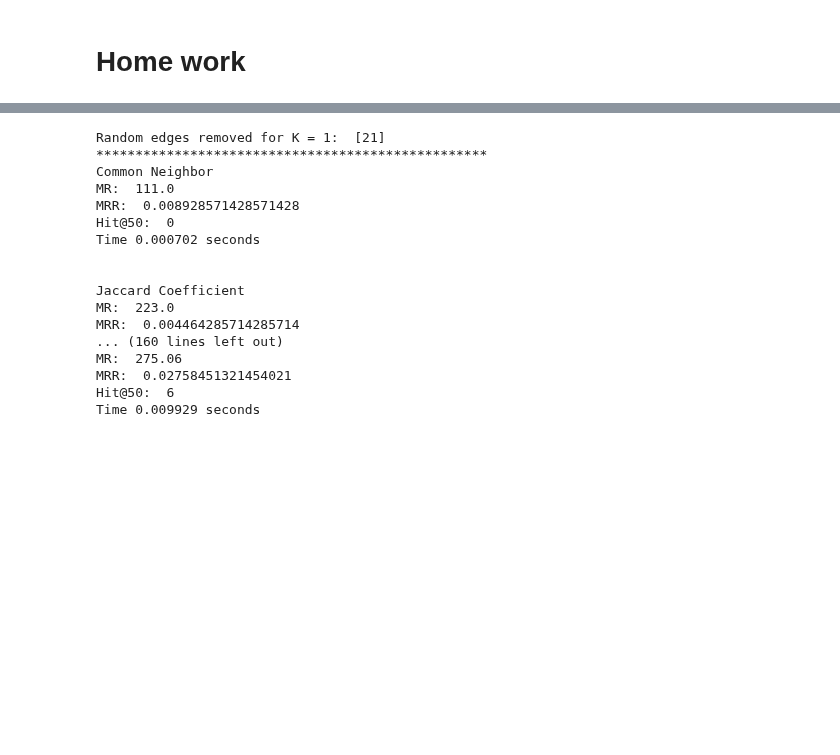
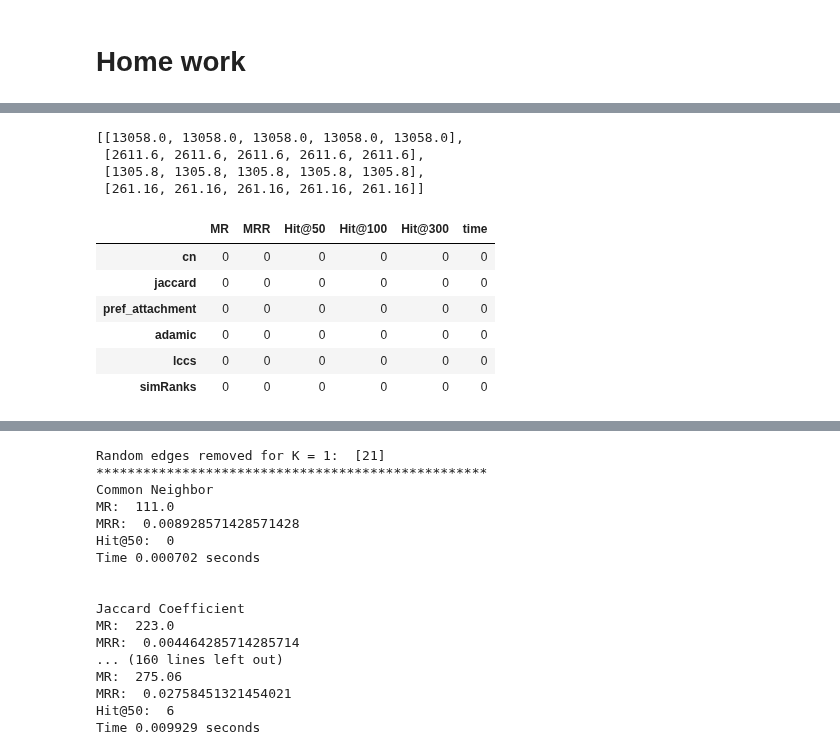
Before and after one commit to mequanent/Social-Networks, a Jupyter notebook: SN_Link_Prediction.ipynb, the cells around one changed output, grey strips where cells are left out. Drawn from its saved outputs; the diff is of its cells as text; code cells hidden in the pictures; blank space fills up the shorter version.

```diff
--- a/SN_Link_Prediction.ipynb
+++ b/SN_Link_Prediction.ipynb
@@ -298,0 +334,25 @@ def add_to_metrics(coef, N, MRs, MRRs, hitNs, times):
+# %%
+# return the MR values for all K as a 2D array
+aa = [[tbl[k]['MR'][c] for c in coefficients] for k in K]
+#for k in K:
+#  aa.append([tbl[k]['MR'][c] for c in coefficients])
+aa
+# %% [output]
+[[13058.0, 13058.0, 13058.0, 13058.0, 13058.0],
+ [2611.6, 2611.6, 2611.6, 2611.6, 2611.6],
+ [1305.8, 1305.8, 1305.8, 1305.8, 1305.8],
+ [261.16, 261.16, 261.16, 261.16, 261.16]]
+# %%
+metrics = ['MR', 'MRR', 'Hit@50', 'Hit@100', 'Hit@300', 'time']
+#coefficients = ['cn', 'jac', 'pref', 'lcc', 'simrank']
+coefficients = ['cn', 'jaccard', 'pref_attachment', 'adamic', 'lccs', 'simRanks']
+df = pd.DataFrame(0, index=coefficients, columns = metrics)
+df
+# %% [output]
+|  | MR | MRR | Hit@50 | Hit@100 | Hit@300 | time |
+| cn | 0 | 0 | 0 | 0 | 0 | 0 |
+| jaccard | 0 | 0 | 0 | 0 | 0 | 0 |
+| pref_attachment | 0 | 0 | 0 | 0 | 0 | 0 |
+| adamic | 0 | 0 | 0 | 0 | 0 | 0 |
+| lccs | 0 | 0 | 0 | 0 | 0 | 0 |
+| simRanks | 0 | 0 | 0 | 0 | 0 | 0 |
```
Also changed, not shown: parts of 19 cells of this notebook.
